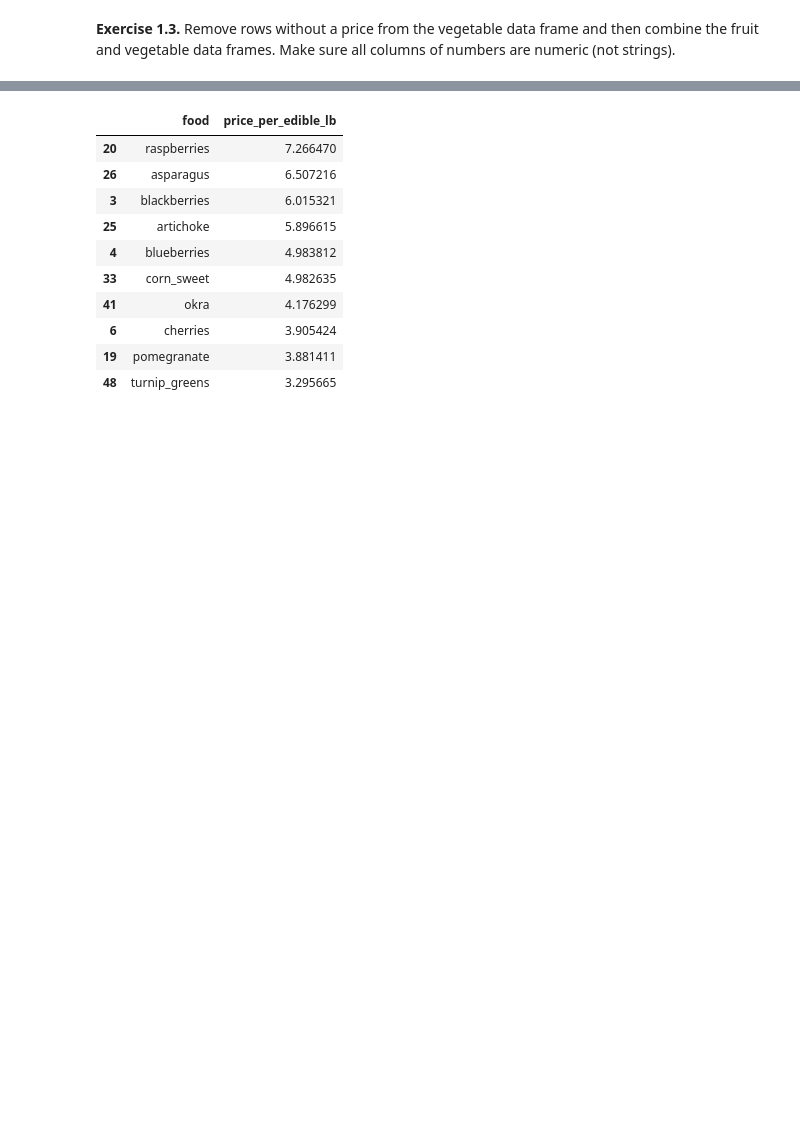
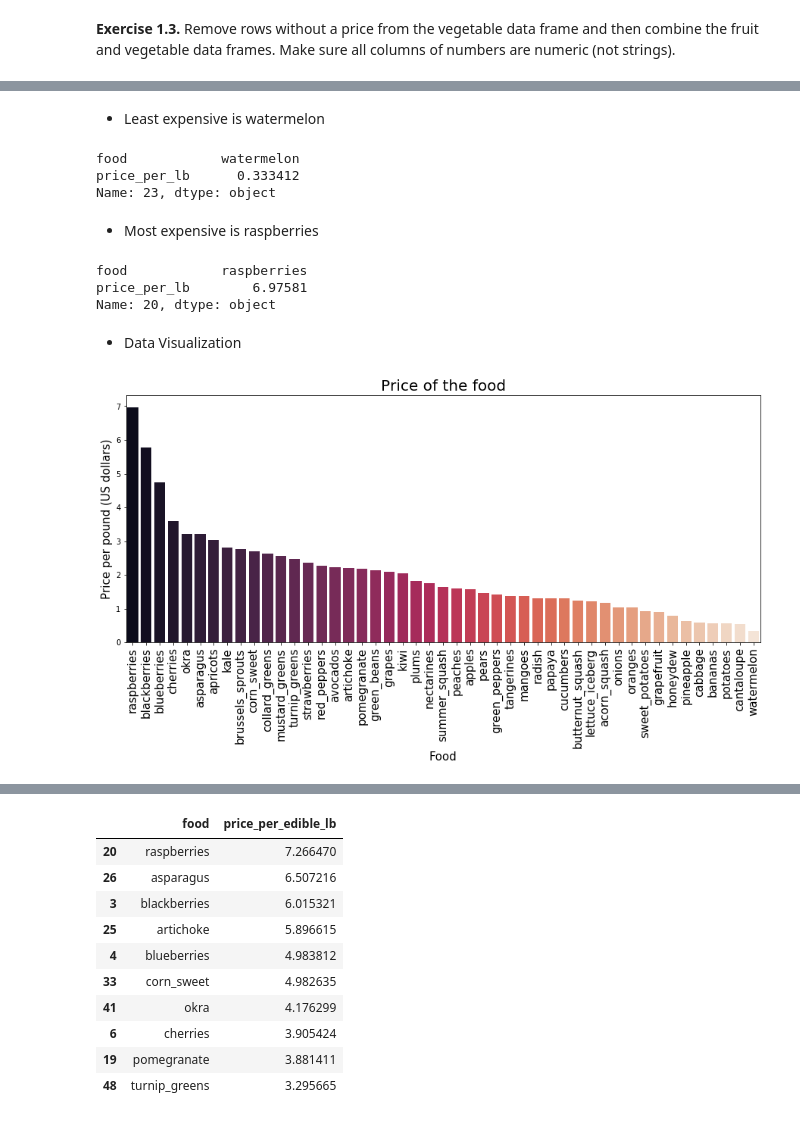
Before and after one commit to Wei-Kuang/STA141B, a Jupyter notebook: HW3/hw3_2019.ipynb, the cells around one changed output, grey strips where cells are left out. Cells and saved outputs as stored; diff of their text form; code cells hidden in the pictures; blank space fills up the shorter version.

```diff
--- a/HW3/hw3_2019.ipynb
+++ b/HW3/hw3_2019.ipynb
@@ -357,0 +328,11 @@ __(1)__ Considering the yeild factor and price per pound (price per edible pound
+# %%
+# Select the row that has missing in price
+a= np.array(['nan'== x for x in Veg_DF.iloc[:,3].astype(str)])  # missing data in excel file
+b= np.array([' '  == x for x in Veg_DF.iloc[:,3].astype(str)])  # empty space in excel file
+selection = np.logical_or(a,b)
+remove = [False == i for i in selection]
+Veg_DF_Clean = Veg_DF.iloc[remove,:]
+Veg_DF_Clean
+
+# Other method
+# Veg_Data.dropna(axis=0, how='any') # if a row has any "na" then remove that row
@@ -357,0 +359,4 @@ __(1)__ Considering the yeild factor and price per pound (price per edible pound
+# %%
+Big_DF = Fruit_DF.append(Veg_DF_Clean)
+Big_DF = Big_DF.dropna(axis=0, how='any')
+Big_DF
@@ -357,0 +386,3 @@ __(1)__ Considering the yeild factor and price per pound (price per edible pound
+# %%
+Big_DF = Big_DF.apply(pd.to_numeric, errors='ignore')
+Big_DF.head()
@@ -357,0 +410,5 @@ __(1)__ Considering the yeild factor and price per pound (price per edible pound
+# %%
+# correct the index of my dataframe
+# drop parameter to avoid the old index being added as a column
+Big_DF= Big_DF.reset_index(drop=True)
+Big_DF.head()
@@ -357,0 +438,36 @@ __(1)__ Considering the yeild factor and price per pound (price per edible pound
+# %% [markdown]
+* Least expensive is watermelon
+# %%
+selection= Big_DF.loc[:, 'price_per_lb'].idxmin()
+Big_DF.loc[:,('food','price_per_lb')].iloc[selection,:]
+# %% [output]
+food            watermelon
+price_per_lb      0.333412
+Name: 23, dtype: object
+# %% [markdown]
+* Most expensive is raspberries
+# %%
+selection= Big_DF.loc[:, 'price_per_lb'].idxmax()
+Big_DF.loc[:,('food','price_per_lb')].iloc[selection,:]
+# %% [output]
+food            raspberries
+price_per_lb        6.97581
+Name: 20, dtype: object
+# %% [markdown]
+* Data Visualization
+# %%
+# Order the price
+Big_DF = Big_DF.sort_values(by='price_per_lb', ascending=False)
+
+# Plot Size
+figure(figsize=(15,6))
+
+# Plotting
+sns.barplot(x=Big_DF['food'], y=Big_DF['price_per_lb'], palette="rocket")
+plt.title('Price of the food',fontsize=20 )
+plt.xlabel("Food", fontsize=15)
+plt.xticks(rotation=90, fontsize=15)
+plt.ylabel("Price per pound (US dollars)", fontsize=15)
+plt.show()
+# %% [output]
+[figure, added]
```
Also changed, not shown: parts of 88 cells of this notebook.
